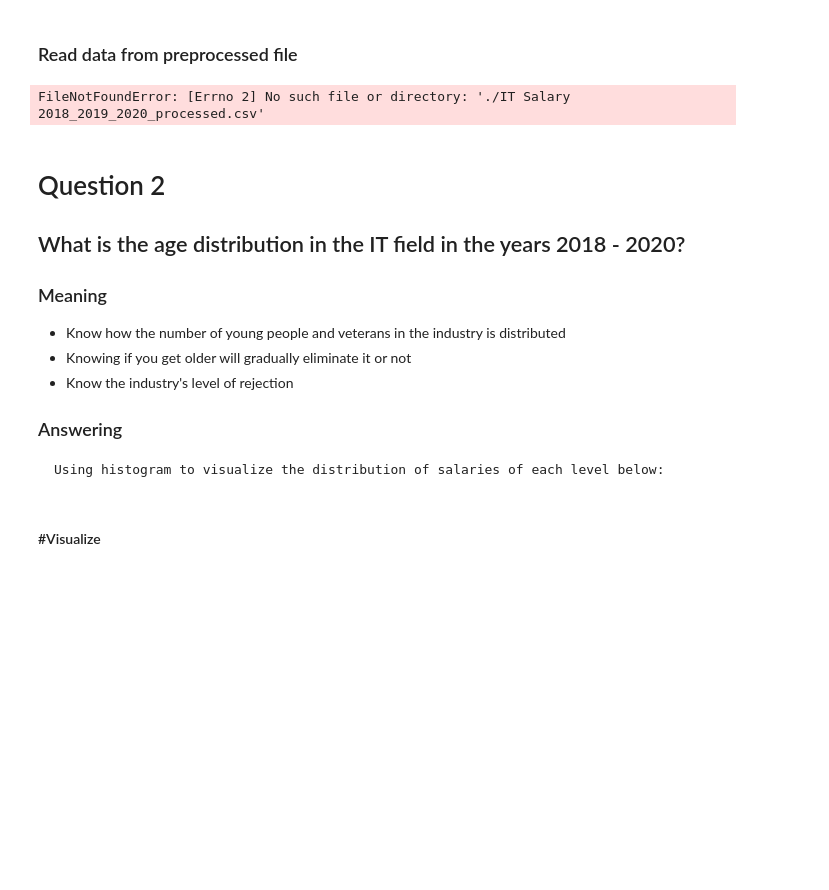
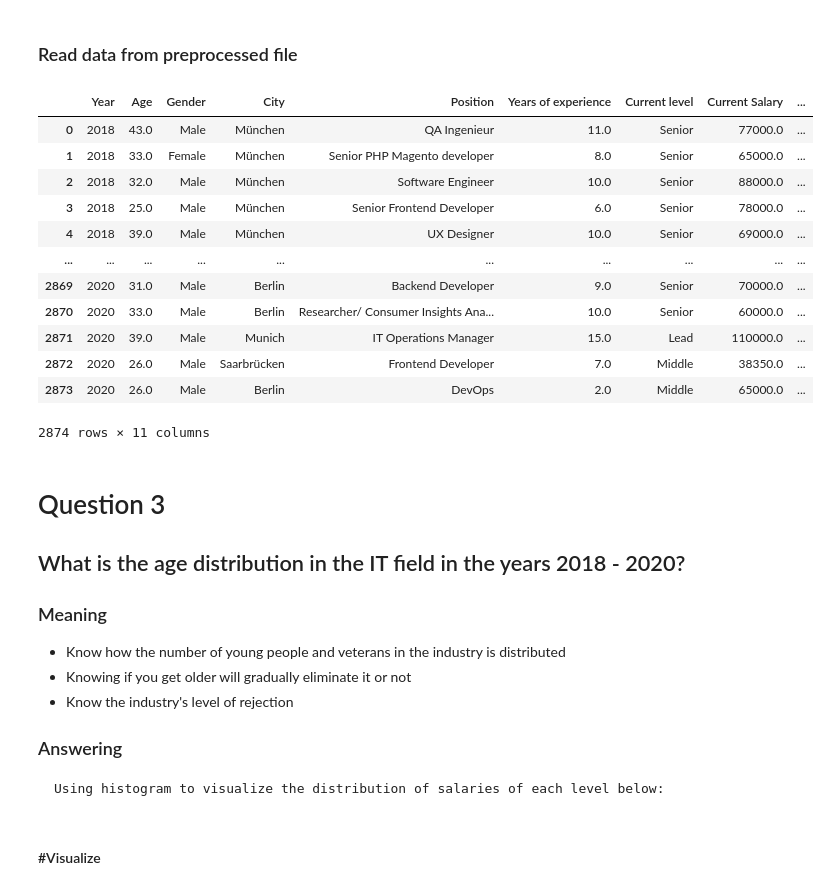
Before and after one commit to Hoangnhan1708/it-salary-analyzing-project, a Jupyter notebook: notebooks/Make-question-and-answer_question-3-4.ipynb, the cells around one changed output. Saved outputs shown, nothing was run; the diff lists cells and outputs as text; code cells hidden in the pictures; blank space fills up the shorter version.

```diff
--- a/notebooks/Make-question-and-answer_question-3-4.ipynb
+++ b/notebooks/Make-question-and-answer_question-3-4.ipynb
@@ -7,12 +7,24 @@ import seaborn as sns
 # %% [markdown]
 ### Read data from preprocessed file
 # %%
-df = pd.read_csv("./IT Salary 2018_2019_2020_processed.csv")
+df = pd.read_csv("../data/internal/processed/IT Salary 2018_2019_2020_processed.csv")
 df
 # %% [output]
+|  | Year | Age | Gender | City | Position | Years of experience | Current level | Current Salary | ... |
+| 0 | 2018 | 43.0 | Male | München | QA Ingenieur | 11.0 | Senior | 77000.0 | ... |
+| 1 | 2018 | 33.0 | Female | München | Senior PHP Magento developer | 8.0 | Senior | 65000.0 | ... |
+| 2 | 2018 | 32.0 | Male | München | Software Engineer | 10.0 | Senior | 88000.0 | ... |
+| 3 | 2018 | 25.0 | Male | München | Senior Frontend Developer | 6.0 | Senior | 78000.0 | ... |
+| 4 | 2018 | 39.0 | Male | München | UX Designer | 10.0 | Senior | 69000.0 | ... |
+| ... | ... | ... | ... | ... | ... | ... | ... | ... | ... |
+| 2869 | 2020 | 31.0 | Male | Berlin | Backend Developer | 9.0 | Senior | 70000.0 | ... |
+| 2870 | 2020 | 33.0 | Male | Berlin | Researcher/ Consumer Insights Ana... | 10.0 | Senior | 60000.0 | ... |
+| 2871 | 2020 | 39.0 | Male | Munich | IT Operations Manager | 15.0 | Lead | 110000.0 | ... |
+| 2872 | 2020 | 26.0 | Male | Saarbrücken | Frontend Developer | 7.0 | Middle | 38350.0 | ... |
+| 2873 | 2020 | 26.0 | Male | Berlin | DevOps | 2.0 | Middle | 65000.0 | ... |
-FileNotFoundError: [Errno 2] No such file or directory: './IT Salary 2018_2019_2020_processed.csv'
+2874 rows × 11 columns
 # %% [markdown]
-# Question 2
+# Question 3
 ## What is the age distribution in the IT field in the years 2018 - 2020?
 ### Meaning
 - Know how the number of young people and veterans in the industry is distributed
```
Also changed, not shown: parts of 8 cells of this notebook.
